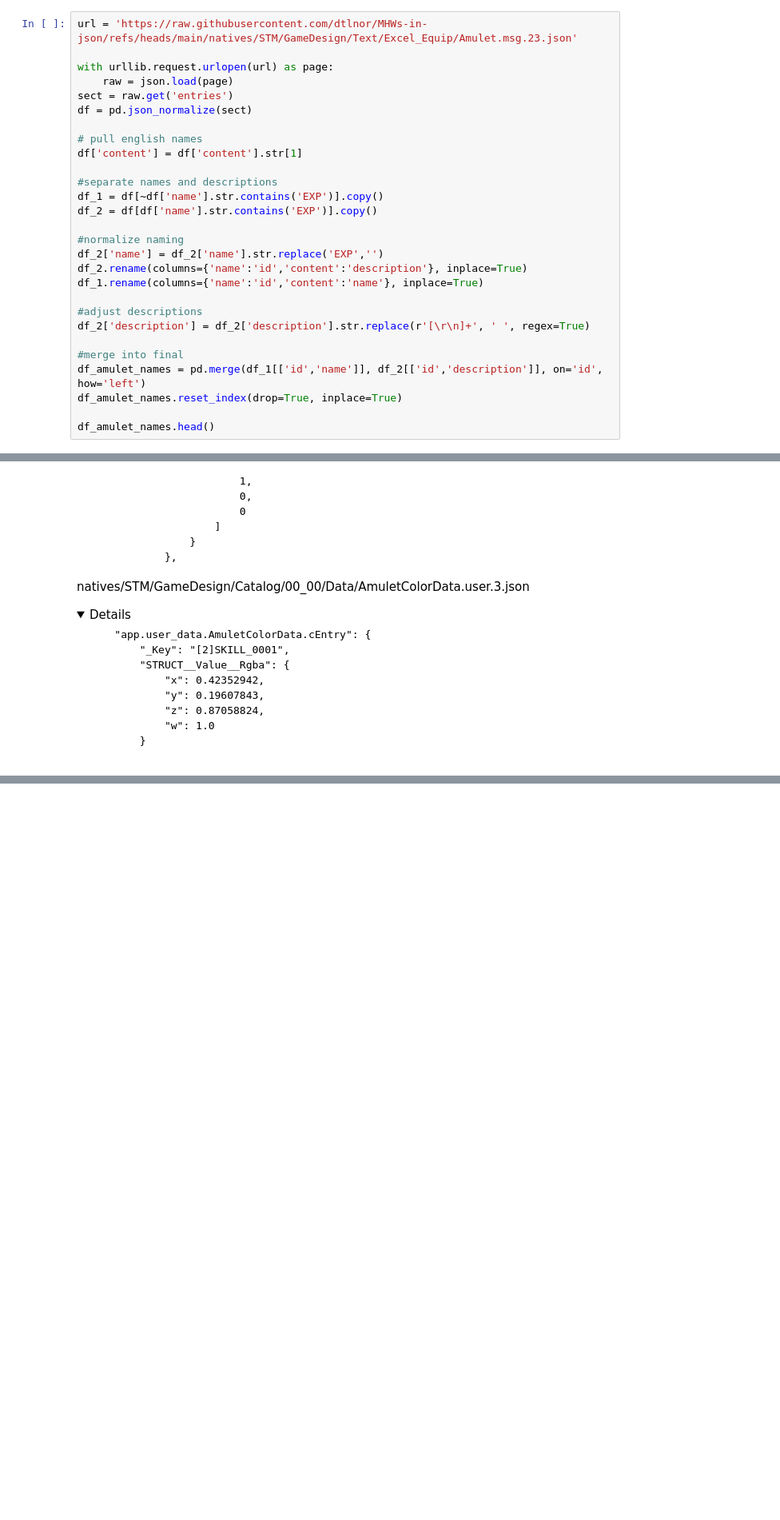
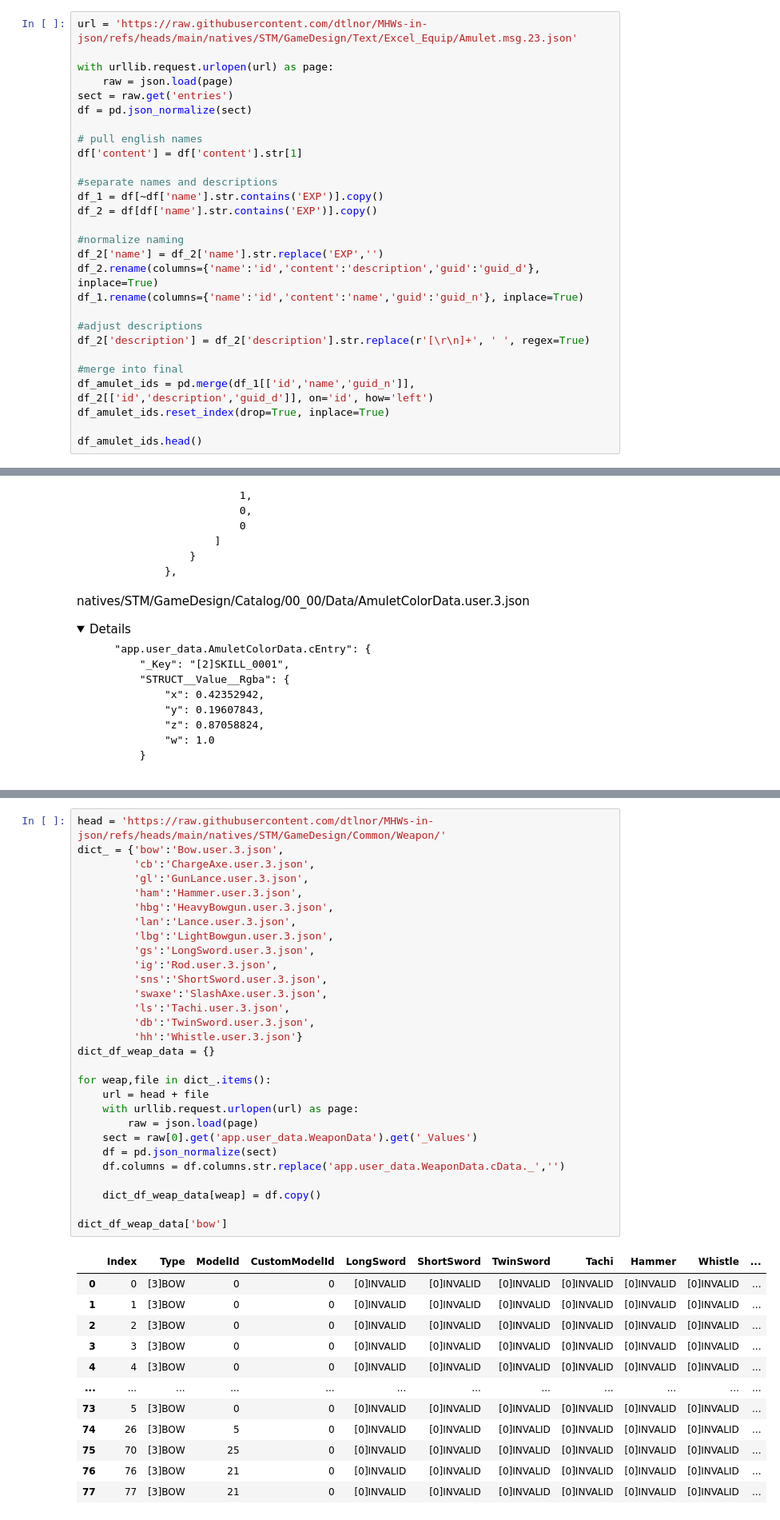
Before and after one commit to NoswalDev/MHRice_Wrangler, a Jupyter notebook: MHWilds_Wrangle.ipynb, the cells around one changed output, grey strips where cells are left out. Shown at 80% size. Drawn from its saved outputs; the diff is of its cells as text; folded sections open; blank space fills up the shorter version.

Commit message:
early weapon integration

```diff
--- a/MHWilds_Wrangle.ipynb
+++ b/MHWilds_Wrangle.ipynb
@@ -1086,14 +1168,14 @@ df_2 = df[df['name'].str.contains('EXP')].copy()
 
 #normalize naming
 df_2['name'] = df_2['name'].str.replace('EXP','')
-df_2.rename(columns={'name':'id','content':'description'}, inplace=True)
-df_1.rename(columns={'name':'id','content':'name'}, inplace=True)
+df_2.rename(columns={'name':'id','content':'description','guid':'guid_d'}, inplace=True)
+df_1.rename(columns={'name':'id','content':'name','guid':'guid_n'}, inplace=True)
 
 #adjust descriptions
 df_2['description'] = df_2['description'].str.replace(r'[\r\n]+', ' ', regex=True)
 
 #merge into final
-df_amulet_names = pd.merge(df_1[['id','name']], df_2[['id','description']], on='id', how='left')
-df_amulet_names.reset_index(drop=True, inplace=True)
+df_amulet_ids = pd.merge(df_1[['id','name','guid_n']], df_2[['id','description','guid_d']], on='id', how='left')
+df_amulet_ids.reset_index(drop=True, inplace=True)
 
-df_amulet_names.head()
+df_amulet_ids.head()
@@ -1210,0 +1381,42 @@ df_amu.to_excel('Wilds_Amulet.xlsx')
+# %%
+head = 'https://raw.githubusercontent.com/dtlnor/MHWs-in-json/refs/heads/main/natives/STM/GameDesign/Common/Weapon/'
+dict_ = {'bow':'Bow.user.3.json',
+         'cb':'ChargeAxe.user.3.json',
+         'gl':'GunLance.user.3.json',
+         'ham':'Hammer.user.3.json',
+         'hbg':'HeavyBowgun.user.3.json',
+         'lan':'Lance.user.3.json',
+         'lbg':'LightBowgun.user.3.json',
+         'gs':'LongSword.user.3.json',
+         'ig':'Rod.user.3.json',
+         'sns':'ShortSword.user.3.json',
+         'swaxe':'SlashAxe.user.3.json',
+         'ls':'Tachi.user.3.json',
+         'db':'TwinSword.user.3.json',
+         'hh':'Whistle.user.3.json'}
+dict_df_weap_data = {}
+
+for weap,file in dict_.items():
+    url = head + file
+    with urllib.request.urlopen(url) as page:
+        raw = json.load(page)
+    sect = raw[0].get('app.user_data.WeaponData').get('_Values')
+    df = pd.json_normalize(sect)
+    df.columns = df.columns.str.replace('app.user_data.WeaponData.cData._','')
+
+    dict_df_weap_data[weap] = df.copy()
+
+dict_df_weap_data['bow']
+# %% [output]
+|  | Index | Type | ModelId | CustomModelId | LongSword | ShortSword | TwinSword | Tachi | Hammer | Whistle | ... |
+| 0 | 0 | [3]BOW | 0 | 0 | [0]INVALID | [0]INVALID | [0]INVALID | [0]INVALID | [0]INVALID | [0]INVALID | ... |
+| 1 | 1 | [3]BOW | 0 | 0 | [0]INVALID | [0]INVALID | [0]INVALID | [0]INVALID | [0]INVALID | [0]INVALID | ... |
+| 2 | 2 | [3]BOW | 0 | 0 | [0]INVALID | [0]INVALID | [0]INVALID | [0]INVALID | [0]INVALID | [0]INVALID | ... |
+| 3 | 3 | [3]BOW | 0 | 0 | [0]INVALID | [0]INVALID | [0]INVALID | [0]INVALID | [0]INVALID | [0]INVALID | ... |
+| 4 | 4 | [3]BOW | 0 | 0 | [0]INVALID | [0]INVALID | [0]INVALID | [0]INVALID | [0]INVALID | [0]INVALID | ... |
+| ... | ... | ... | ... | ... | ... | ... | ... | ... | ... | ... | ... |
+| 73 | 5 | [3]BOW | 0 | 0 | [0]INVALID | [0]INVALID | [0]INVALID | [0]INVALID | [0]INVALID | [0]INVALID | ... |
+| 74 | 26 | [3]BOW | 5 | 0 | [0]INVALID | [0]INVALID | [0]INVALID | [0]INVALID | [0]INVALID | [0]INVALID | ... |
+| 75 | 70 | [3]BOW | 25 | 0 | [0]INVALID | [0]INVALID | [0]INVALID | [0]INVALID | [0]INVALID | [0]INVALID | ... |
+| 76 | 76 | [3]BOW | 21 | 0 | [0]INVALID | [0]INVALID | [0]INVALID | [0]INVALID | [0]INVALID | [0]INVALID | ... |
+| 77 | 77 | [3]BOW | 21 | 0 | [0]INVALID | [0]INVALID | [0]INVALID | [0]INVALID | [0]INVALID | [0]INVALID | ... |
```
Also changed, not shown: parts of 29 cells of this notebook.
